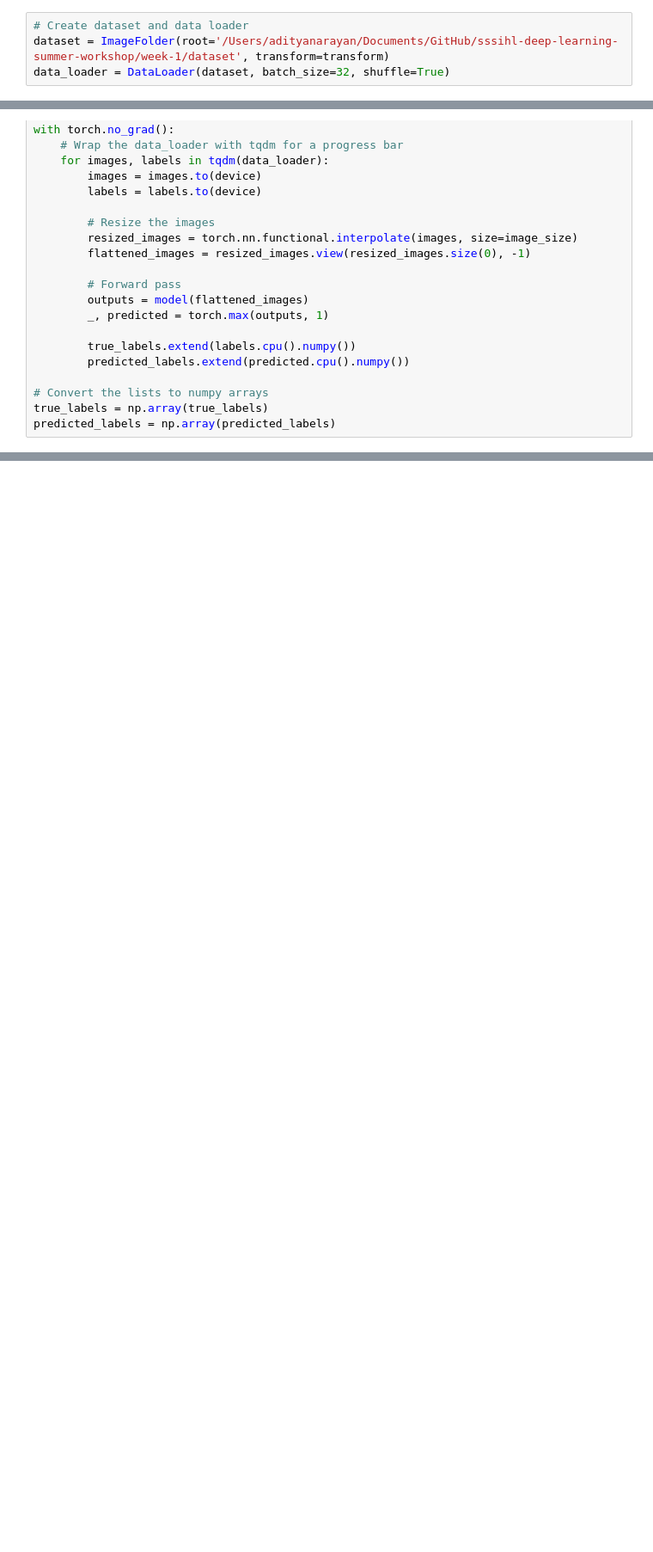
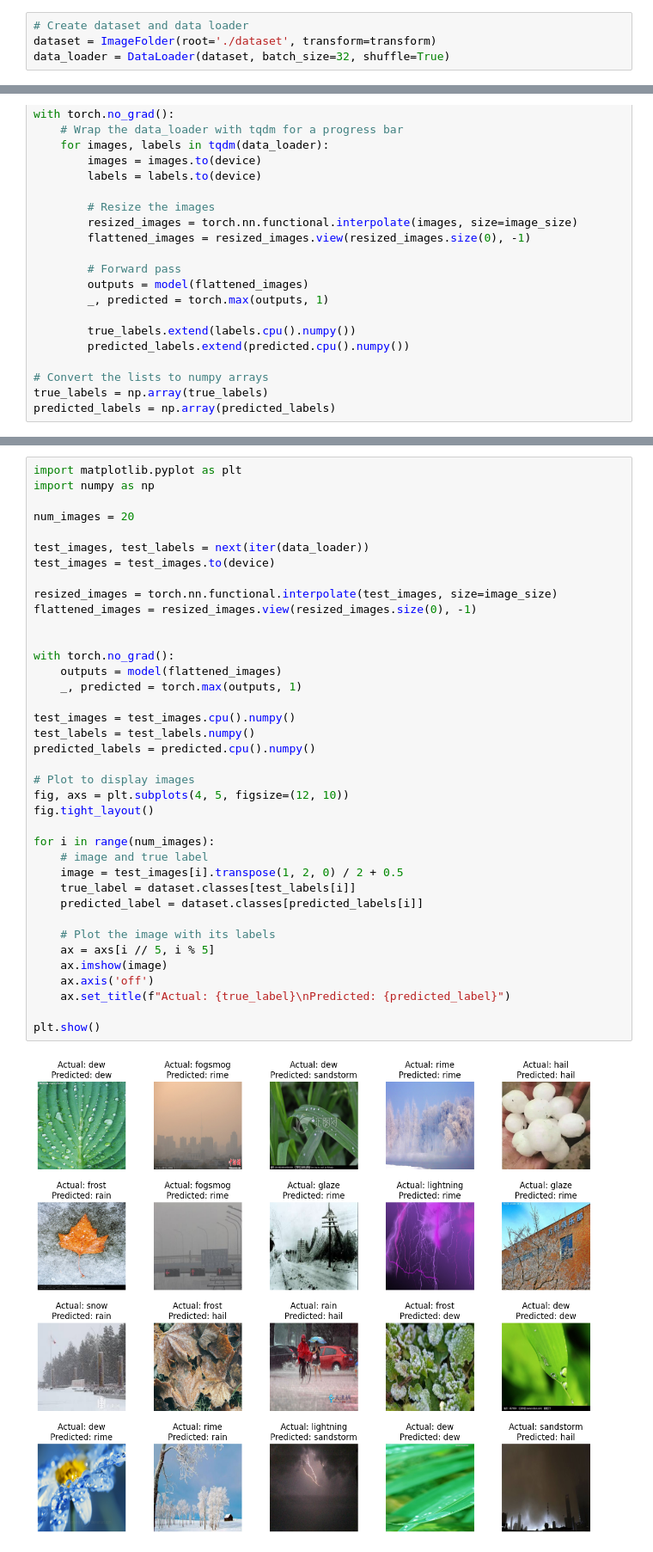
Before and after one commit to callmesanfornow/sssihl-deep-learning-summer-workshop, a Jupyter notebook: week-1/simplepytorchmodel.ipynb, the cells around one changed output, grey strips where cells are left out. Shown at 86% size. Drawn from its saved outputs; the diff is of its cells as text; blank space fills up the shorter version.

```diff
--- a/week-1/simplepytorchmodel.ipynb
+++ b/week-1/simplepytorchmodel.ipynb
@@ -53,7 +53,7 @@ transform = Compose([
 ])
 # %%
 # Create dataset and data loader
-dataset = ImageFolder(root='/Users/adityanarayan/Documents/GitHub/sssihl-deep-learning-summer-workshop/week-1/dataset', transform=transform)
+dataset = ImageFolder(root='./dataset', transform=transform)
 data_loader = DataLoader(dataset, batch_size=32, shuffle=True)
 # %%
 # Training loop
@@ -144,3 +126,43 @@ Actual: 0, Predicted: 9
+# %%
+import matplotlib.pyplot as plt
+import numpy as np
+
+num_images = 20
+
+test_images, test_labels = next(iter(data_loader))
+test_images = test_images.to(device)
+
+resized_images = torch.nn.functional.interpolate(test_images, size=image_size)
+flattened_images = resized_images.view(resized_images.size(0), -1)
+
+
+with torch.no_grad():
+    outputs = model(flattened_images)
+    _, predicted = torch.max(outputs, 1)
+
+test_images = test_images.cpu().numpy()
+test_labels = test_labels.numpy()
+predicted_labels = predicted.cpu().numpy()
+
+# Plot to display images
+fig, axs = plt.subplots(4, 5, figsize=(12, 10))
+fig.tight_layout()
+
+for i in range(num_images):
+    # image and true label
+    image = test_images[i].transpose(1, 2, 0) / 2 + 0.5
+    true_label = dataset.classes[test_labels[i]]
+    predicted_label = dataset.classes[predicted_labels[i]]
+
+    # Plot the image with its labels
+    ax = axs[i // 5, i % 5]
+    ax.imshow(image)
+    ax.axis('off')
+    ax.set_title(f"Actual: {true_label}\nPredicted: {predicted_label}")
+
+plt.show()
+# %% [output]
+[figure, added]
 # %%
 # Plot the confusion matrix using seaborn
 confusion = confusion_matrix(true_labels, predicted_labels)
```
Also changed, not shown: parts of 4 cells of this notebook.
